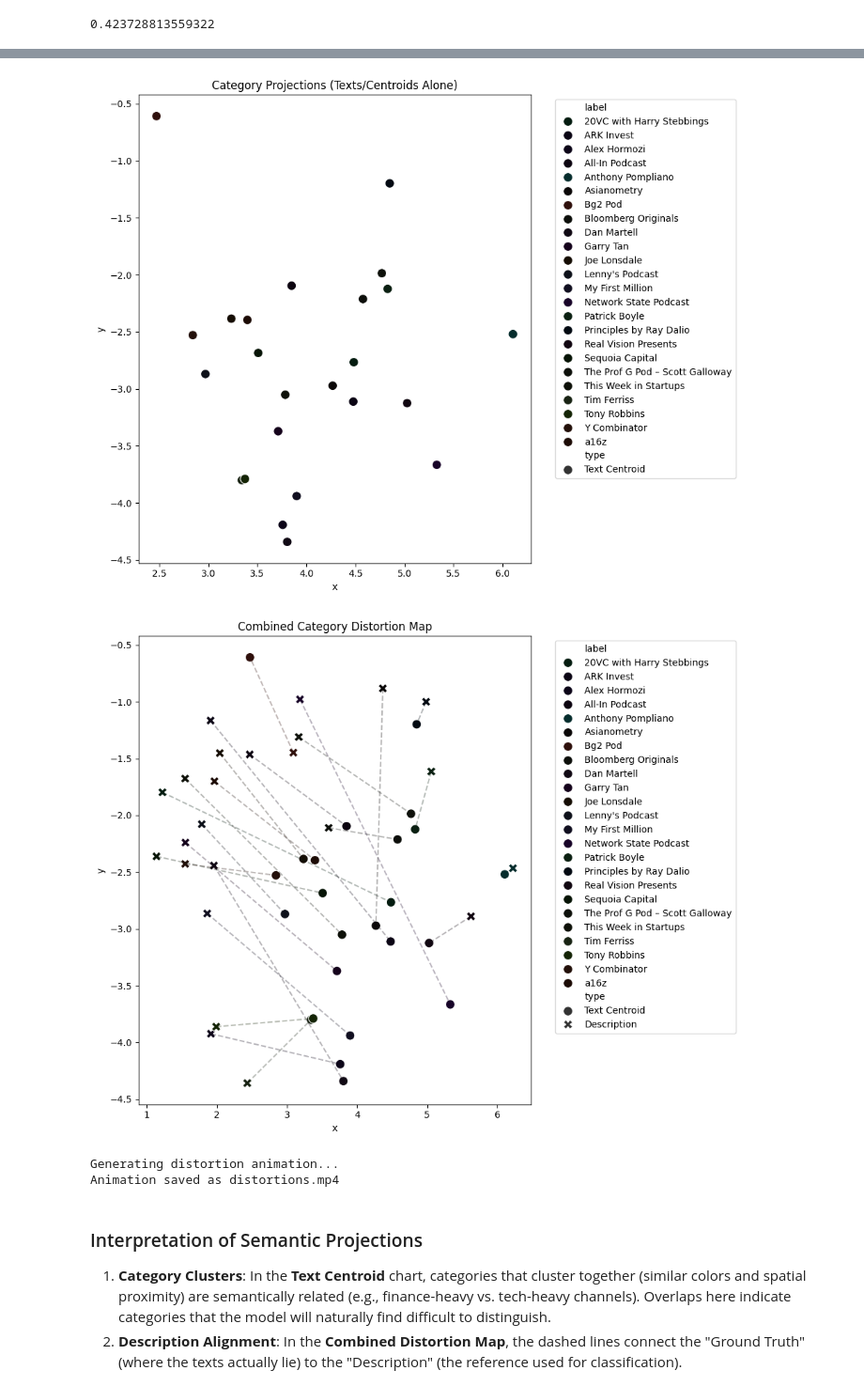
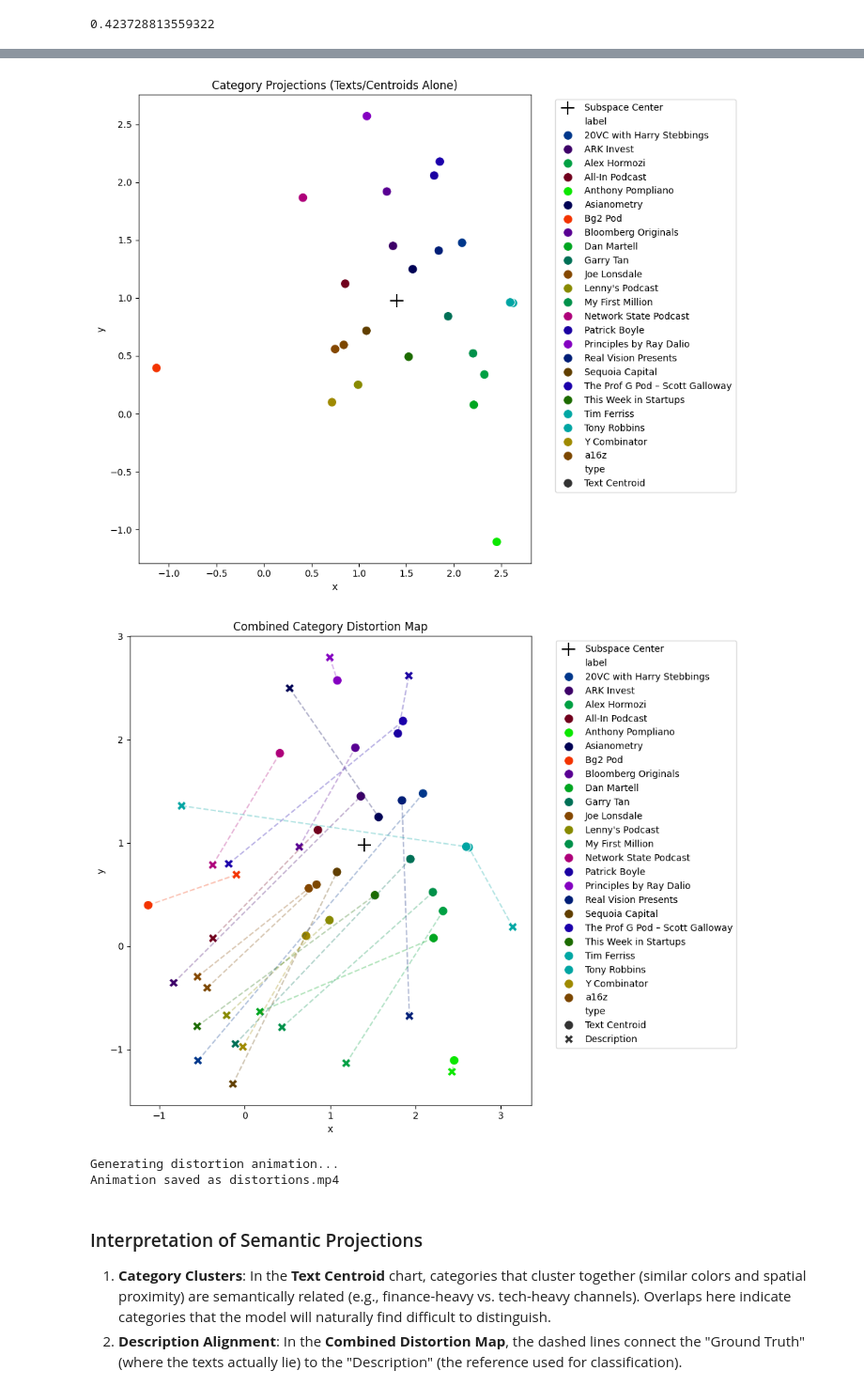
Before and after one commit to sanmquin/HELENA, a Jupyter notebook: text-classification/classification_analysis.ipynb, the cells around one changed output, grey strips where cells are left out. Shown at 94% size. Saved outputs shown, nothing was run; the diff lists cells and outputs as text; code cells hidden in the pictures.

```diff
--- a/text-classification/classification_analysis.ipynb
+++ b/text-classification/classification_analysis.ipynb
@@ -178,13 +181,16 @@ save_embedding_cache()
 centroids_20d = {cat: get_low_dim_embedding(centroid) for cat, centroid in category_centroids.items()}
 descriptions_20d = {cat: get_low_dim_embedding(desc_embeddings[cat]) for cat in categories if cat in desc_embeddings}
 
-# Define colors based on centroid position in 20D space
-category_colors = {cat: get_color_from_embedding(centroids_20d[cat]) for cat in categories}
-
 # Prepare data for 2D projection (t-SNE starting from 20D PCA)
 plot_labels = []
 plot_vectors_20d = []
 plot_types = []
+
+# Include the origin in the 20D space for reference
+origin_20d = np.zeros(CONFIG['LOW_DIM_COMPONENTS'])
+plot_labels.append('ORIGIN')
+plot_vectors_20d.append(origin_20d)
+plot_types.append('Origin')
 
 for cat in categories:
     plot_labels.append(cat)
@@ -199,16 +205,32 @@ for cat in categories:
 tsne = TSNE(n_components=2, random_state=42, perplexity=min(30, len(plot_vectors_20d)-1))
 coords_2d = tsne.fit_transform(np.array(plot_vectors_20d))
 
+origin_coords = coords_2d[0]
+cat_coords_only = coords_2d[1:]
+max_dist = np.max(np.sqrt(np.sum((cat_coords_only - origin_coords)**2, axis=1)))
+max_dist_pca = np.max(np.sqrt(np.sum(np.array(list(centroids_20d.values()))[:, :2]**2, axis=1)))
+
+# Define colors based on 2D position relative to origin
+category_colors = {}
+for i, (label, ptype) in enumerate(zip(plot_labels, plot_types)):
+    if ptype == 'Origin':
+        category_colors[label] = (0, 0, 0) # Black
+    elif label not in category_colors: # Only set once per category
+        category_colors[label] = get_color_from_2d(coords_2d[i, 0], coords_2d[i, 1],
+                                                  origin_coords[0], origin_coords[1], max_dist)
+
 df_plot = pd.DataFrame({
     'x': coords_2d[:, 0],
     'y': coords_2d[:, 1],
     'label': plot_labels,
     'type': plot_types,
-    'color': [category_colors[l] for l in plot_labels]
 })
 
 def plot_projection(df, title, show_lines=False):
     plt.figure(figsize=(10, 8))
+
+    # Plot origin reference
+    plt.scatter([origin_coords[0]], [origin_coords[1]], color='black', marker='+', s=200, label='Subspace Center', zorder=5)
 
     if show_lines:
         for cat in categories:
@@ -217,7 +239,9 @@ def plot_projection(df, title, show_lines=False):
                 pts = cat_df.sort_values('type') # Description, then Text Centroid
                 plt.plot(pts['x'].values, pts['y'].values, color=category_colors[cat], alpha=0.3, linestyle='--')
 
-    sns.scatterplot(data=df, x='x', y='y', hue='label', style='type',
+    # Filter out ORIGIN for the scatter plot to handle hue/style separately
+    plot_df = df[df['label'] != 'ORIGIN']
+    sns.scatterplot(data=plot_df, x='x', y='y', hue='label', style='type',
                     palette=category_colors, markers={'Text Centroid': 'o', 'Description': 'X'}, s=100)
 
     plt.title(title)
@@ -244,8 +268,10 @@ def update(frame):
             vec_20d = (1 - alpha) * centroids_20d[cat] + alpha * descriptions_20d[cat]
             # Project to 2D using first 2 PCA components for visual stability
             vec_2d = vec_20d[:2]
+            # Origin in PCA space is (0,0). Use max_dist_pca for consistent brightening
+            color = get_color_from_2d(vec_2d[0], vec_2d[1], 0, 0, max_dist_pca)
             ax.scatter(vec_2d[0], vec_2d[1],
-                       color=category_colors[cat], s=100, label=cat)
+                       color=color, s=100, label=cat)
 
     ax.set_title(f"Semantic Distortion: Text -> Description (t={alpha:.2f})")
     # ax.legend(bbox_to_anchor=(1.05, 1), loc='upper left')
@@ -264,5 +290,5 @@ Visualizing projections...
-[figure, old version]
+[figure, new version]
-[figure, old version]
+[figure, new version]
 Generating distortion animation...
 Animation saved as distortions.mp4
 # %% [markdown]
```
Also changed, not shown: parts of 13 cells of this notebook.
